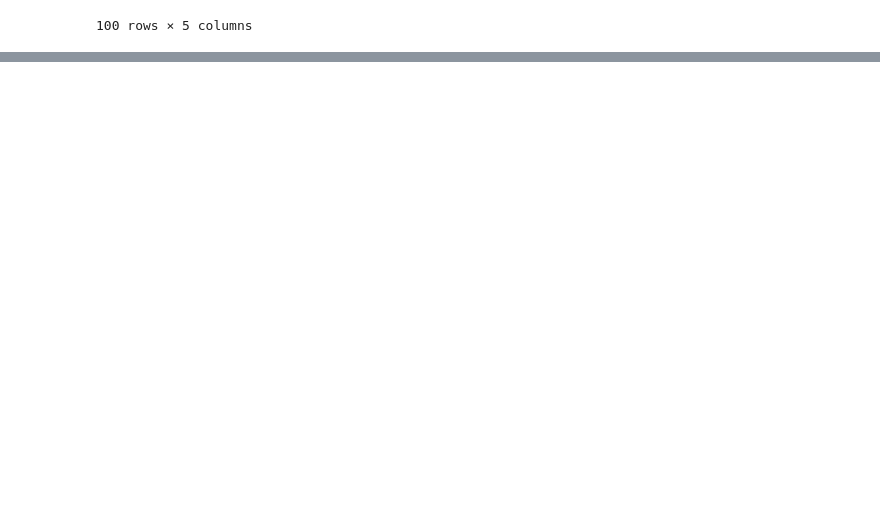
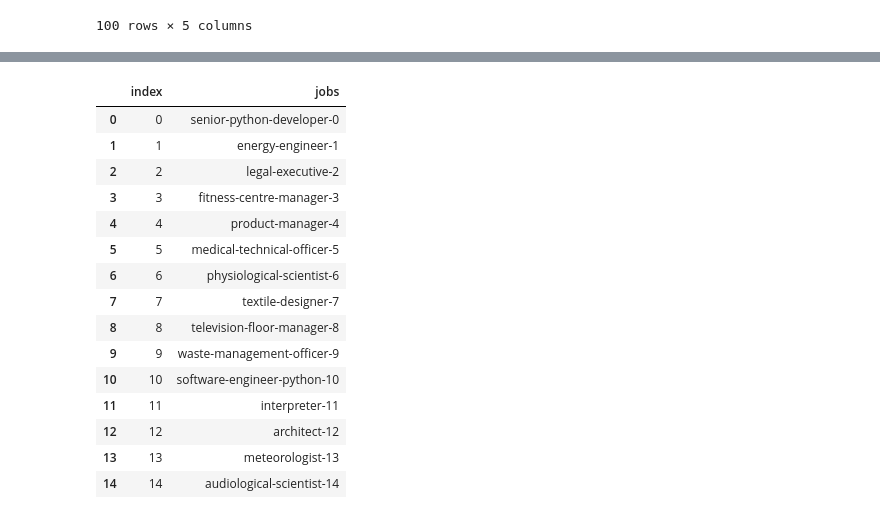
Before and after one commit to Brf0001/webscraping-Brf0001, a Jupyter notebook: notebooks/webscrape.ipynb, the cells around one changed output, grey strips where cells are left out. Saved outputs shown, nothing was run; the diff lists cells and outputs as text; code cells hidden in the pictures; blank space fills up the shorter version.

```diff
--- a/notebooks/webscrape.ipynb
+++ b/notebooks/webscrape.ipynb
@@ -130,0 +148,27 @@ jobs_df
+# %%
+useing['jobs']=useing['jobs'].str.lower()
+# %%
+useing['jobs']= useing['jobs'].replace('\s+','-', regex= True)
+# %%
+useing['jobs'] = [f"{x[1]}-{x[0]}" for x in enumerate(useing['jobs'])]
+# %%
+useing['jobs']= useing['jobs'].str.replace(r'\(|\)', '', regex=True)
+# %%
+useing.head(15)
+# %% [output]
+|  | index | jobs |
+| 0 | 0 | senior-python-developer-0 |
+| 1 | 1 | energy-engineer-1 |
+| 2 | 2 | legal-executive-2 |
+| 3 | 3 | fitness-centre-manager-3 |
+| 4 | 4 | product-manager-4 |
+| 5 | 5 | medical-technical-officer-5 |
+| 6 | 6 | physiological-scientist-6 |
+| 7 | 7 | textile-designer-7 |
+| 8 | 8 | television-floor-manager-8 |
+| 9 | 9 | waste-management-officer-9 |
+| 10 | 10 | software-engineer-python-10 |
+| 11 | 11 | interpreter-11 |
+| 12 | 12 | architect-12 |
+| 13 | 13 | meteorologist-13 |
+| 14 | 14 | audiological-scientist-14 |
```
Also changed, not shown: parts of 4 cells of this notebook.
